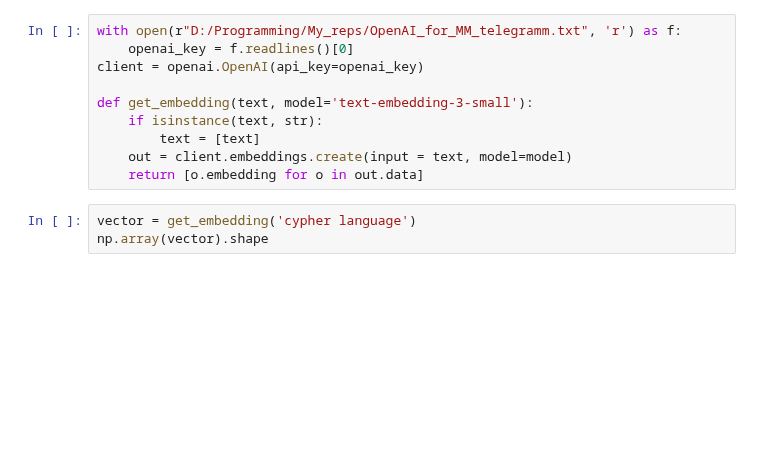
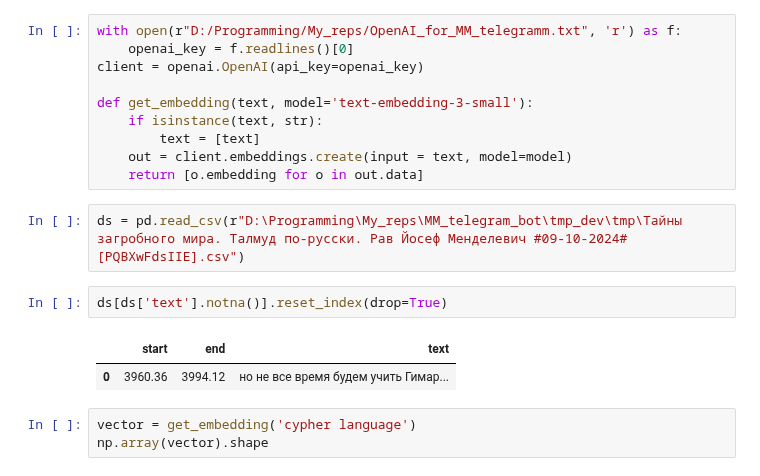
Before and after one commit to Otnielush/MM_telegram_bot, a Jupyter notebook: Similarity_search_audio/notebooks/3. Embeddings_USER-bge-m3.ipynb, the cells around one changed output. Saved outputs shown, nothing was run; the diff lists cells and outputs as text; blank space fills up the shorter version.

```diff
--- a/Similarity_search_audio/notebooks/3. Embeddings_USER-bge-m3.ipynb
+++ b/Similarity_search_audio/notebooks/3. Embeddings_USER-bge-m3.ipynb
@@ -31,6 +31,13 @@ def get_embedding(text, model='text-embedding-3-small'):
         text = [text]
     out = client.embeddings.create(input = text, model=model)
     return [o.embedding for o in out.data]
+# %%
+ds = pd.read_csv(r"D:\Programming\My_reps\MM_telegram_bot\tmp_dev\tmp\Тайны загробного мира. Талмуд по-русски. Рав Йосеф Менделевич #09-10-2024# [PQBXwFdsIIE].csv")
+# %%
+ds[ds['text'].notna()].reset_index(drop=True)
+# %% [output]
+|  | start | end | text |
+| 0 | 3960.36 | 3994.12 | но не все время будем учить Гимар... |
 # %%
 vector = get_embedding('cypher language')
 np.array(vector).shape
```
Also changed, not shown: 4 other files.
